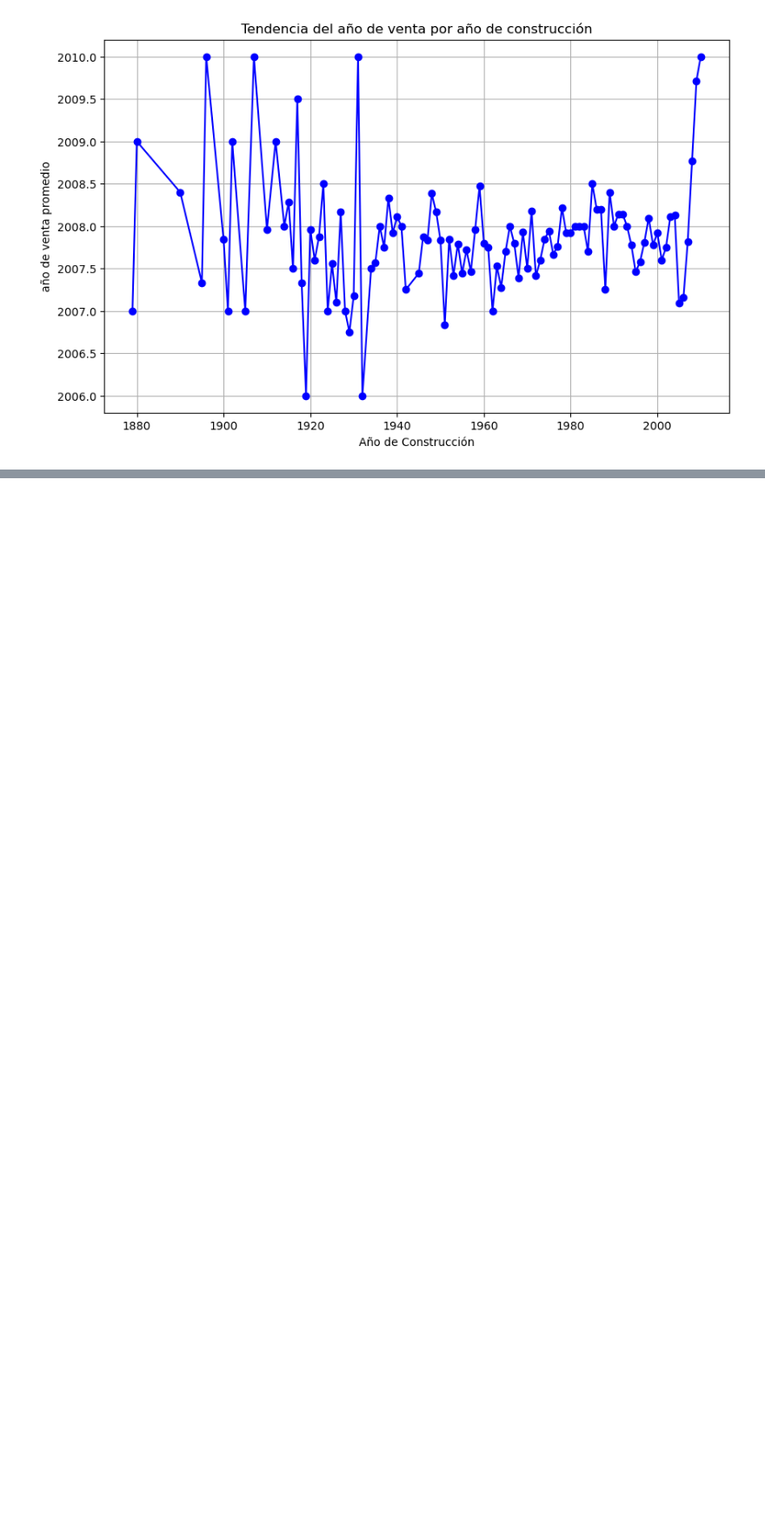
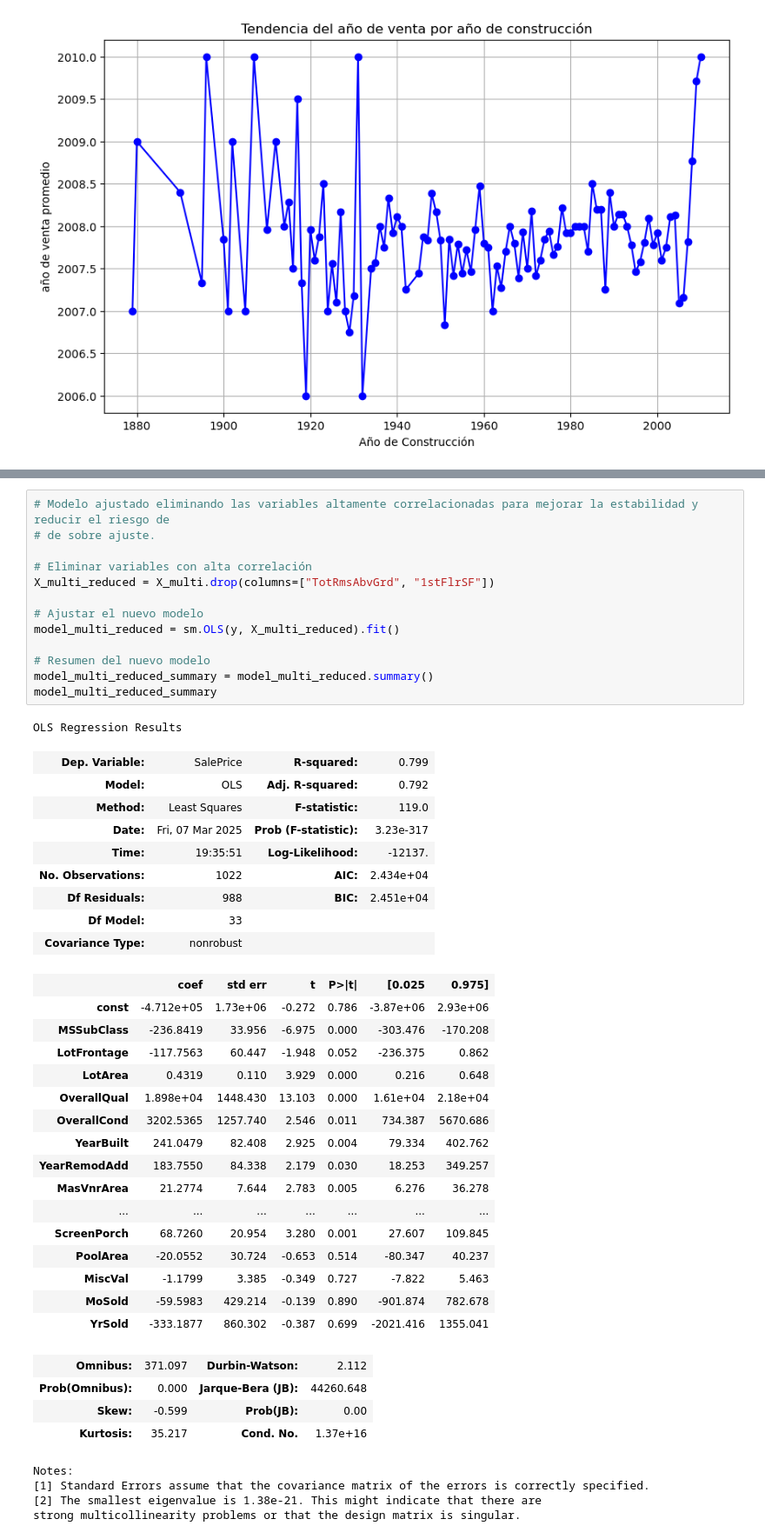
Before and after one commit to OscarEscriba/Proyecto-2-Mineria-de-datos, a Jupyter notebook: Proyecto2entrega1.ipynb, the cells around one changed output, grey strips where cells are left out. Shown at 87% size. Cells and saved outputs as stored; diff of their text form; blank space fills up the shorter version.

```diff
--- a/Proyecto2entrega1.ipynb
+++ b/Proyecto2entrega1.ipynb
@@ -266,0 +497,48 @@ Las variables más correlacionadas con el precio de venta son:
+# %%
+# Modelo ajustado eliminando las variables altamente correlacionadas para mejorar la estabilidad y reducir el riesgo de
+# de sobre ajuste.
+
+# Eliminar variables con alta correlación
+X_multi_reduced = X_multi.drop(columns=["TotRmsAbvGrd", "1stFlrSF"])
+
+# Ajustar el nuevo modelo
+model_multi_reduced = sm.OLS(y, X_multi_reduced).fit()
+
+# Resumen del nuevo modelo
+model_multi_reduced_summary = model_multi_reduced.summary()
+model_multi_reduced_summary
+# %% [output]
+OLS Regression Results
+| Dep. Variable: | SalePrice | R-squared: | 0.799 |
+| Model: | OLS | Adj. R-squared: | 0.792 |
+| Method: | Least Squares | F-statistic: | 119.0 |
+| Date: | Fri, 07 Mar 2025 | Prob (F-statistic): | 3.23e-317 |
+| Time: | 19:35:51 | Log-Likelihood: | -12137. |
+| No. Observations: | 1022 | AIC: | 2.434e+04 |
+| Df Residuals: | 988 | BIC: | 2.451e+04 |
+| Df Model: | 33 |  |  |
+| Covariance Type: | nonrobust |  |  |
+|  | coef | std err | t | P>|t| | [0.025 | 0.975] |
+| const | -4.712e+05 | 1.73e+06 | -0.272 | 0.786 | -3.87e+06 | 2.93e+06 |
+| MSSubClass | -236.8419 | 33.956 | -6.975 | 0.000 | -303.476 | -170.208 |
+| LotFrontage | -117.7563 | 60.447 | -1.948 | 0.052 | -236.375 | 0.862 |
+| LotArea | 0.4319 | 0.110 | 3.929 | 0.000 | 0.216 | 0.648 |
+| OverallQual | 1.898e+04 | 1448.430 | 13.103 | 0.000 | 1.61e+04 | 2.18e+04 |
+| OverallCond | 3202.5365 | 1257.740 | 2.546 | 0.011 | 734.387 | 5670.686 |
+| YearBuilt | 241.0479 | 82.408 | 2.925 | 0.004 | 79.334 | 402.762 |
+| YearRemodAdd | 183.7550 | 84.338 | 2.179 | 0.030 | 18.253 | 349.257 |
+| MasVnrArea | 21.2774 | 7.644 | 2.783 | 0.005 | 6.276 | 36.278 |
+| ... | ... | ... | ... | ... | ... | ... |
+| ScreenPorch | 68.7260 | 20.954 | 3.280 | 0.001 | 27.607 | 109.845 |
+| PoolArea | -20.0552 | 30.724 | -0.653 | 0.514 | -80.347 | 40.237 |
+| MiscVal | -1.1799 | 3.385 | -0.349 | 0.727 | -7.822 | 5.463 |
+| MoSold | -59.5983 | 429.214 | -0.139 | 0.890 | -901.874 | 782.678 |
+| YrSold | -333.1877 | 860.302 | -0.387 | 0.699 | -2021.416 | 1355.041 |
+| Omnibus: | 371.097 | Durbin-Watson: | 2.112 |
+| Prob(Omnibus): | 0.000 | Jarque-Bera (JB): | 44260.648 |
+| Skew: | -0.599 | Prob(JB): | 0.00 |
+| Kurtosis: | 35.217 | Cond. No. | 1.37e+16 |
+Notes:
+[1] Standard Errors assume that the covariance matrix of the errors is correctly specified.
+[2] The smallest eigenvalue is 1.38e-21. This might indicate that there are
+strong multicollinearity problems or that the design matrix is singular.
```
Also changed, not shown: parts of 16 cells of this notebook.
